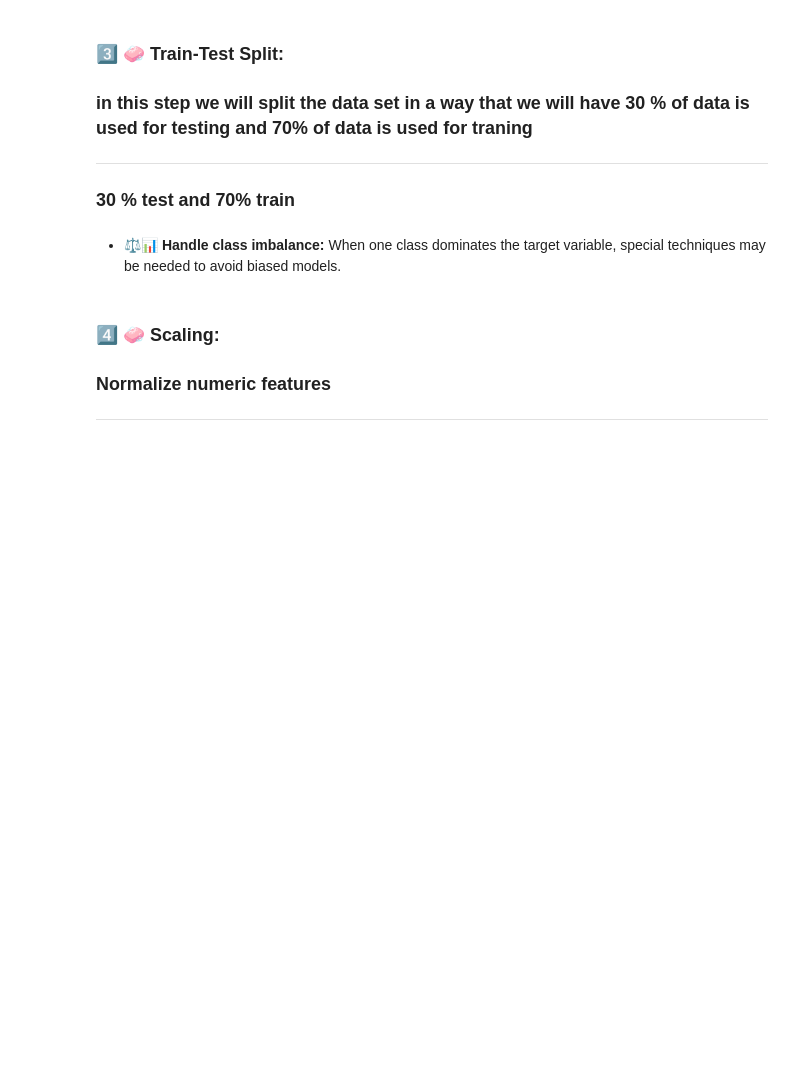
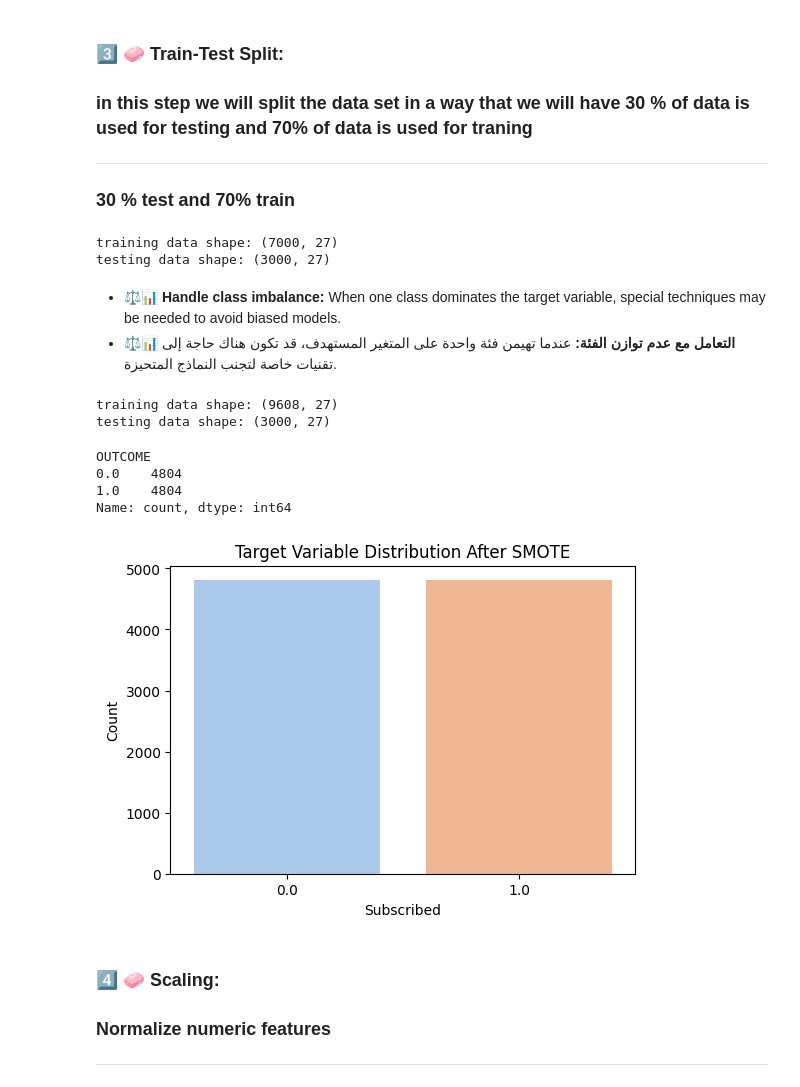
Before and after one commit to bashar0101/car_insurance_predication, a Jupyter notebook: project.ipynb, the cells around one changed output. Cells and saved outputs as stored; diff of their text form; code cells hidden in the pictures; blank space fills up the shorter version.

```diff
--- a/project.ipynb
+++ b/project.ipynb
@@ -719,12 +723,40 @@ df
 X = df.drop(columns=["OUTCOME"])
 y = df["OUTCOME"]
 x_train, x_test, y_train, y_test = train_test_split(X, y, test_size = 0.3, random_state = 42)
+# %%
+print("training data shape:", x_train.shape)
+print("testing data shape:", x_test.shape)
+# %% [output]
+training data shape: (7000, 27)
+testing data shape: (3000, 27)
 # %% [markdown]
 - ⚖️📊 **Handle class imbalance:** When one class dominates the target variable, special techniques may be needed to avoid biased models.
+- ⚖️📊 **التعامل مع عدم توازن الفئة:** عندما تهيمن فئة واحدة على المتغير المستهدف، قد تكون هناك حاجة إلى تقنيات خاصة لتجنب النماذج المتحيزة.
 # %%
-# Apply SMOTE only to the training data
+# target distribution after SMOTE (balancing)
 smote = SMOTE(random_state=42)
 x_train, y_train = smote.fit_resample(x_train, y_train)
+# check the shape of the scaled data
+print("training data shape:", x_train.shape)
+print("testing data shape:", x_test.shape)
+# %% [output]
+training data shape: (9608, 27)
+testing data shape: (3000, 27)
+# %%
+# target variable distribution after SMOTE
+plt.figure(figsize=(6, 4))
+sns.countplot(x=y_train, palette='pastel')
+print(y_train.value_counts())
+plt.title('Target Variable Distribution After SMOTE')
+plt.xlabel('Subscribed')
+plt.ylabel('Count')
+plt.show()
+# %% [output]
+OUTCOME
+0.0    4804
+1.0    4804
+Name: count, dtype: int64
+[figure, added]
 # %% [markdown]
 ### 4️⃣ 🧼 **Scaling:**
 ### Normalize numeric features
```
Also changed, not shown: parts of 14 cells of this notebook.
